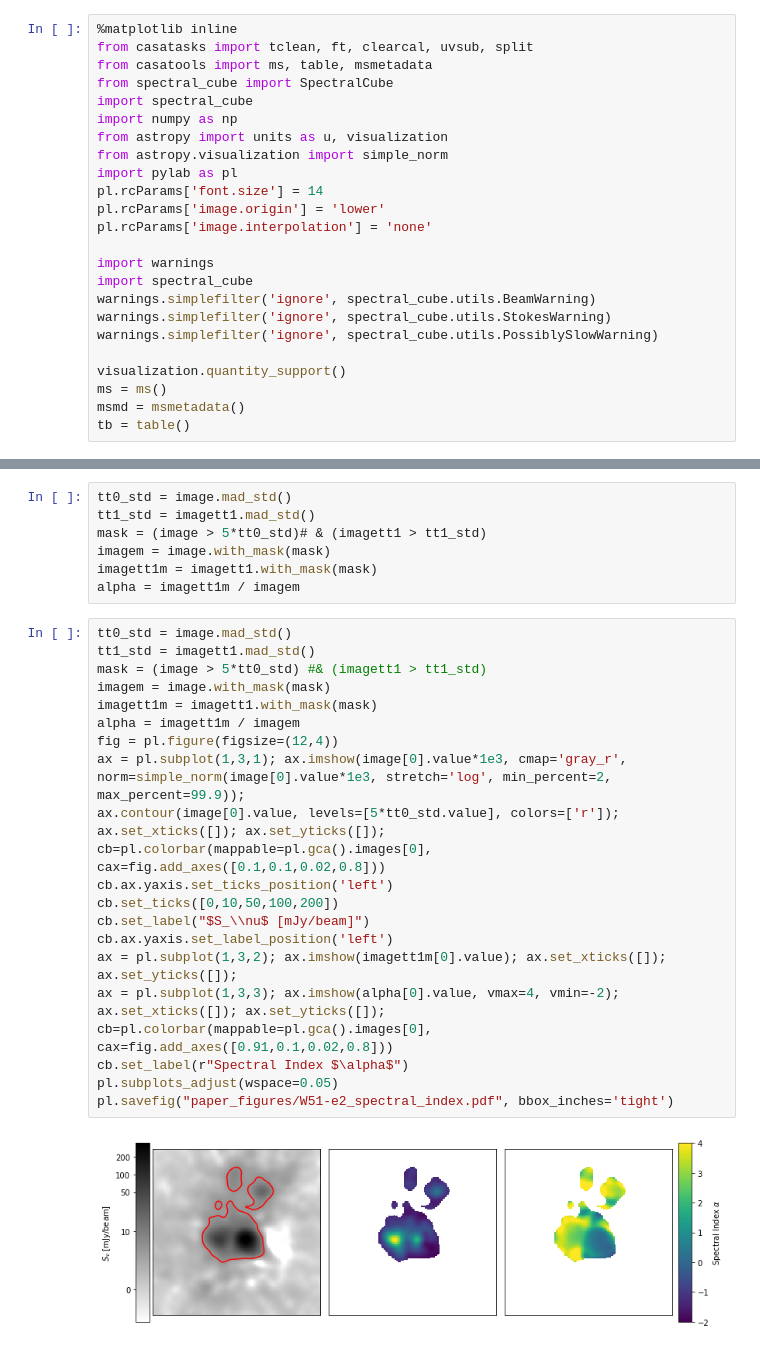
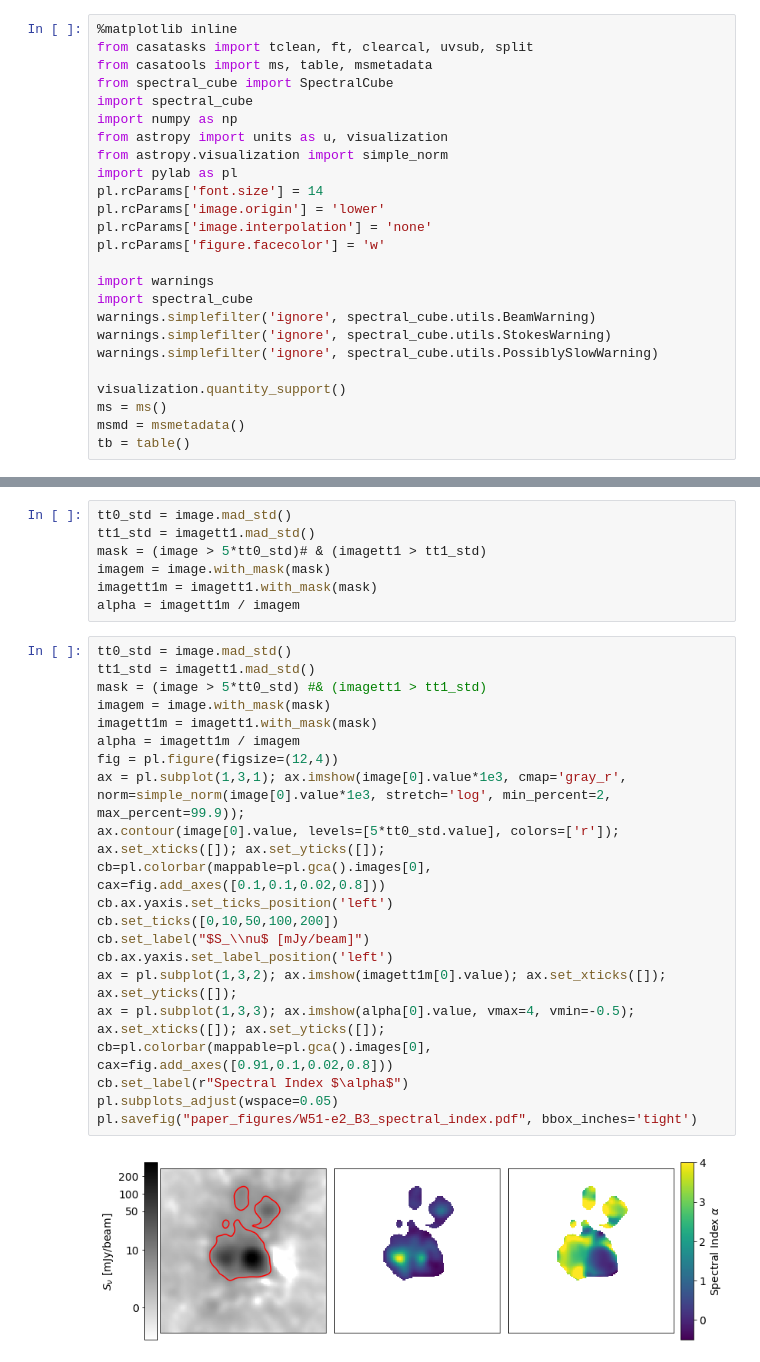
Before and after one commit to keflavich/almaimf-notebooks, a Jupyter notebook: W51SpectralIndexCheck.ipynb, the cells around one changed output, grey strips where cells are left out. Saved outputs shown, nothing was run; the diff lists cells and outputs as text.

```diff
--- a/W51SpectralIndexCheck.ipynb
+++ b/W51SpectralIndexCheck.ipynb
@@ -11,6 +11,7 @@ import pylab as pl
 pl.rcParams['font.size'] = 14
 pl.rcParams['image.origin'] = 'lower'
 pl.rcParams['image.interpolation'] = 'none'
+pl.rcParams['figure.facecolor'] = 'w'
 
 import warnings
 import spectral_cube
@@ -68,26 +69,26 @@ alpha = imagett1m / imagem
 # %%
 tt0_std = image.mad_std()
 tt1_std = imagett1.mad_std()
 mask = (image > 5*tt0_std) #& (imagett1 > tt1_std)
 imagem = image.with_mask(mask)
 imagett1m = imagett1.with_mask(mask)
 alpha = imagett1m / imagem
 fig = pl.figure(figsize=(12,4))
 ax = pl.subplot(1,3,1); ax.imshow(image[0].value*1e3, cmap='gray_r', norm=simple_norm(image[0].value*1e3, stretch='log', min_percent=2, max_percent=99.9));
 ax.contour(image[0].value, levels=[5*tt0_std.value], colors=['r']); ax.set_xticks([]); ax.set_yticks([]);
 cb=pl.colorbar(mappable=pl.gca().images[0], cax=fig.add_axes([0.1,0.1,0.02,0.8]))
 cb.ax.yaxis.set_ticks_position('left')
 cb.set_ticks([0,10,50,100,200])
 cb.set_label("$S_\\nu$ [mJy/beam]")
 cb.ax.yaxis.set_label_position('left')
 ax = pl.subplot(1,3,2); ax.imshow(imagett1m[0].value); ax.set_xticks([]); ax.set_yticks([]);
-ax = pl.subplot(1,3,3); ax.imshow(alpha[0].value, vmax=4, vmin=-2); ax.set_xticks([]); ax.set_yticks([]);
+ax = pl.subplot(1,3,3); ax.imshow(alpha[0].value, vmax=4, vmin=-0.5); ax.set_xticks([]); ax.set_yticks([]);
 cb=pl.colorbar(mappable=pl.gca().images[0], cax=fig.add_axes([0.91,0.1,0.02,0.8]))
 cb.set_label(r"Spectral Index $\alpha$")
 pl.subplots_adjust(wspace=0.05)
-pl.savefig("paper_figures/W51-e2_spectral_index.pdf", bbox_inches='tight')
+pl.savefig("paper_figures/W51-e2_B3_spectral_index.pdf", bbox_inches='tight')
 # %% [output]
-[figure, old version]
+[figure, new version]
 # %%
 cutoutregion = 'fk5; box(19:23:43.90,+14:30:26.0,7",7")'
 pl.figure(figsize=(22,8))
```
Also changed, not shown: parts of 12 cells of this notebook, 2 other files.
